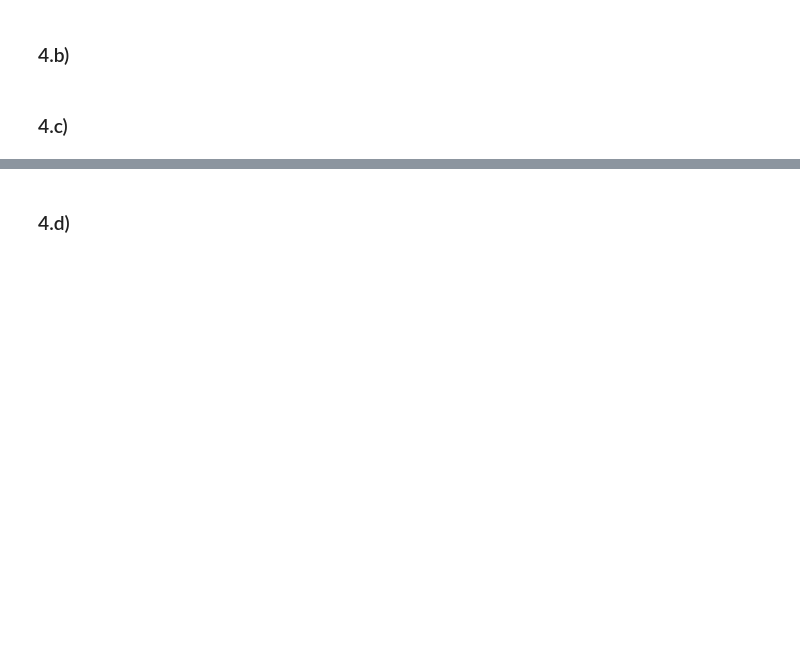
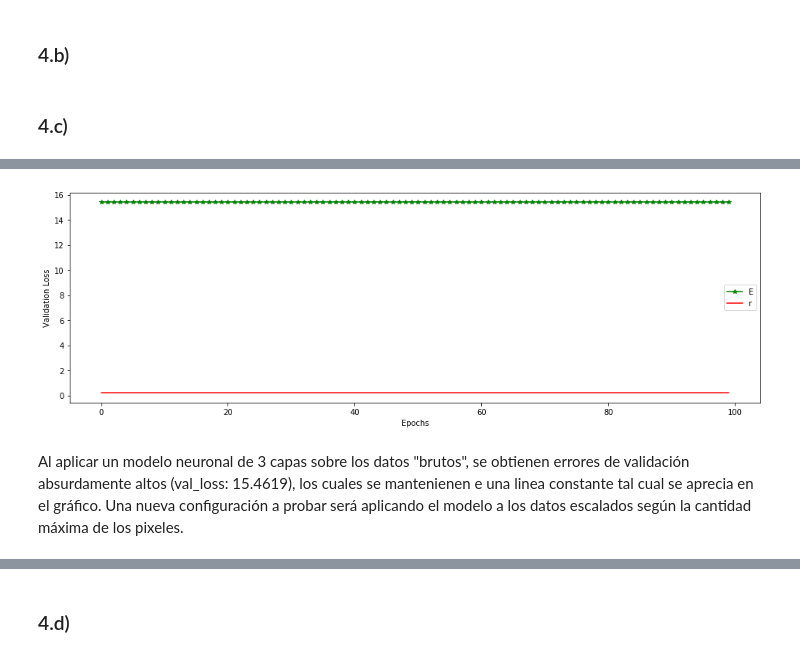
Before and after one commit to nicomero/tarea3maquinas, a Jupyter notebook: Tarea3.ipynb, the cells around one changed output, grey strips where cells are left out. Saved outputs shown, nothing was run; the diff lists cells and outputs as text; code cells hidden in the pictures; blank space fills up the shorter version.

```diff
--- a/Tarea3.ipynb
+++ b/Tarea3.ipynb
@@ -405,5 +402,31 @@ x_tr, x_v, x_t, y_tr, y_v , y_t= load_data()
 # %% [markdown]
 ### 4.b)
+# %%
+from sklearn.preprocessing import StandardScaler
+
+def escalar(x_tr,x_v,x_t):
+    x_tr=x_tr/255
+    x_t=x_t/255
+    x_v=x_v/255
+
+    return (x_tr,x_v,x_t)
+
+def estandarizar(x_tr,x_v,x_t):
+    std = StandardScaler(with_mean=True)
+    x_tr_scaled = pd.DataFrame(std.fit_transform(x_tr), columns=x_tr.columns)
+    x_t_scaled = pd.DataFrame(std.transform(x_t), columns=x_t.columns)
+    x_v_scaled = pd.DataFrame(std.transform(x_v), columns=x_v.columns)
+    return (x_tr_scaled,x_v_scaled,x_t_scaled)
+
+def graficar_loss(historia):
+    datos=historia.history['val_loss']
+    plt.figure(figsize = (16, 5))
+    plt.xlabel('Epochs')
+    plt.ylabel('Validation Loss')
+    plt.plot([i for i in range(len(datos))],datos, 'g*-')
+    plt.plot([0.2]*len(datos),'r')
+    plt.legend("Error de validación")
+    plt.show()
 # %% [markdown]
 ### 4.c)
 # %%
@@ -413,8 +436,8 @@ from keras.optimizers import SGD
 from keras.utils.np_utils import to_categorical
 
 model = Sequential()
-model.add(Dense(30, input_dim=x_tr.shape[1], init='uniform', activation='relu'))
-model.add(Dense(30, init='uniform', activation='relu'))
-model.add(Dense(25, init='uniform', activation='softmax'))
+model.add(Dense(30, input_dim=x_tr.shape[1], kernel_initializer='uniform', activation='relu'))
+model.add(Dense(30, kernel_initializer='uniform', activation='relu'))
+model.add(Dense(25, kernel_initializer='uniform', activation='softmax'))
 model.compile(optimizer=SGD(lr=0.05), loss='categorical_crossentropy', metrics=['accuracy'])
-model.fit(x_tr.values, to_categorical(y_tr), nb_epoch=100, batch_size=128, verbose=1,validation_data=(x_v.values,to_categorical(y_v)))
+historia = model.fit(x_tr.values, to_categorical(y_tr), epochs=100, batch_size=128, verbose=1,validation_data=(x_v.values,to_categorical(y_v)))
@@ -420,0 +462,6 @@ model.fit(x_tr.values, to_categorical(y_tr), nb_epoch=100, batch_size=128, verbo
+# %%
+graficar_loss(historia)
+# %% [output]
+[figure, added]
+# %% [markdown]
+<p>Al aplicar un modelo neuronal de 3 capas sobre los datos "brutos", se obtienen errores de validación absurdamente altos (val_loss: 15.4619), los cuales se mantenienen e una linea constante tal cual se aprecia en el gráfico. Una nueva configuración a probar será aplicando el modelo a los datos escalados según la cantidad máxima de los pixeles.</p>
```
Also changed, not shown: parts of 11 cells of this notebook.
